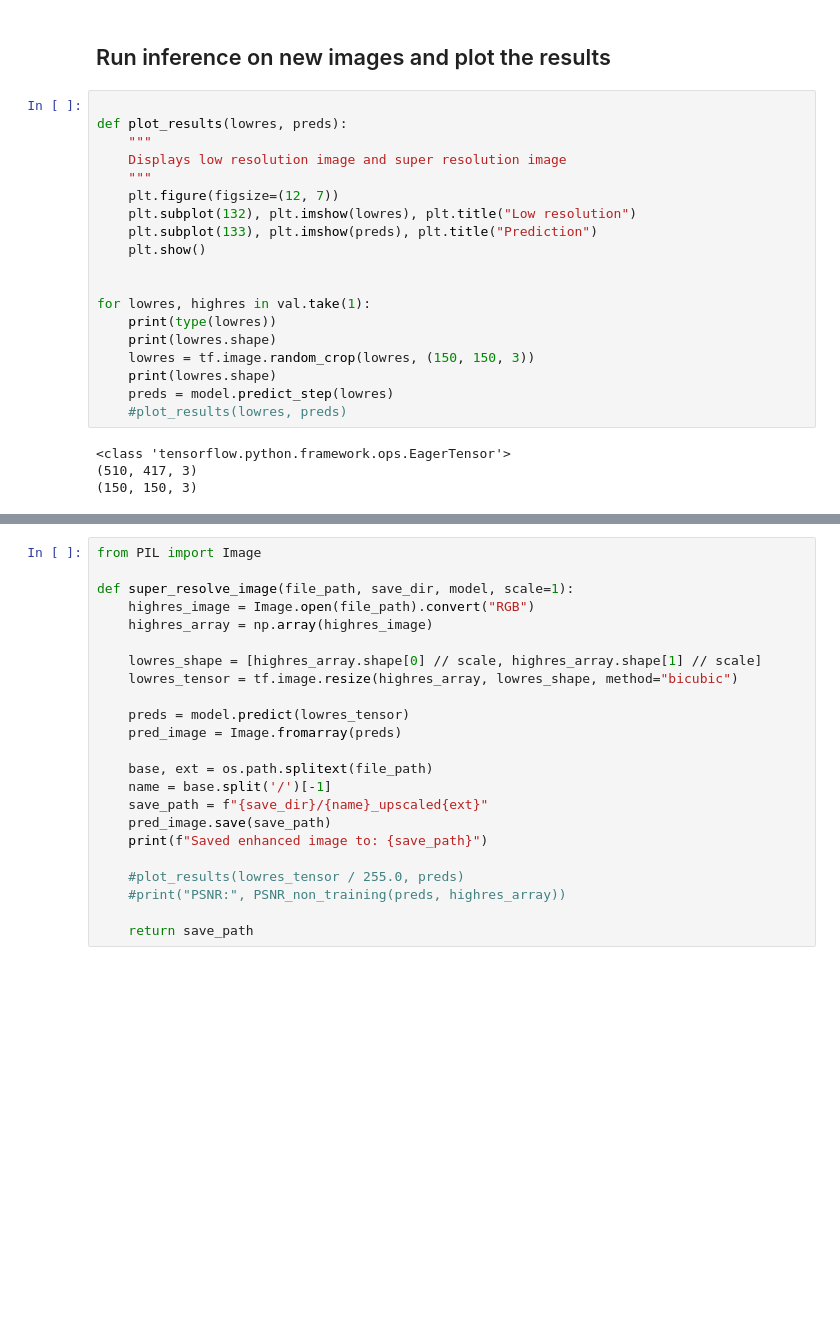
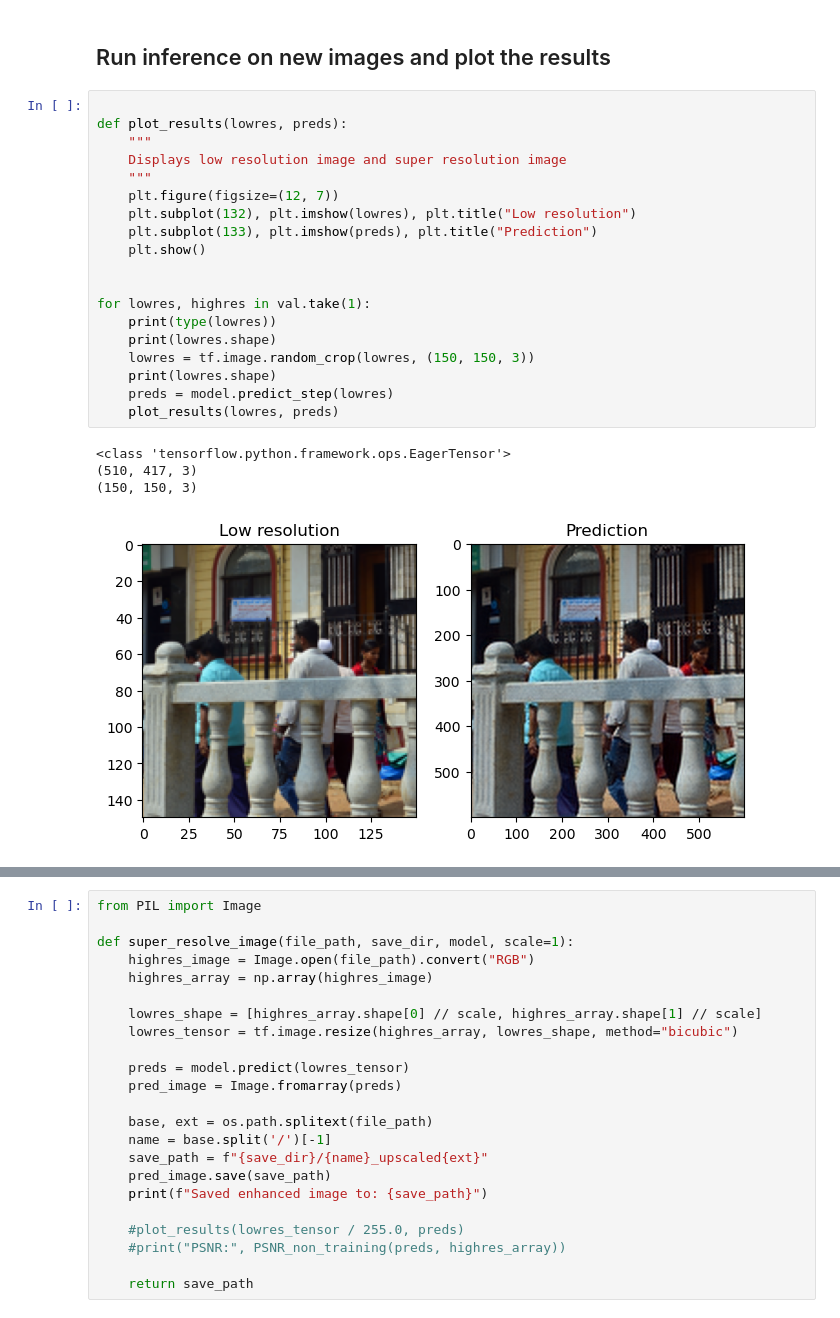
Before and after one commit to armleth/mlvc, a Jupyter notebook: EDSR_shared_2025.ipynb, the cells around one changed output, grey strips where cells are left out. Cells and saved outputs as stored; diff of their text form; blank space fills up the shorter version.

```diff
--- a/EDSR_shared_2025.ipynb
+++ b/EDSR_shared_2025.ipynb
@@ -333,23 +326,24 @@ else:
 # %%
 
 def plot_results(lowres, preds):
     """
     Displays low resolution image and super resolution image
     """
     plt.figure(figsize=(12, 7))
     plt.subplot(132), plt.imshow(lowres), plt.title("Low resolution")
     plt.subplot(133), plt.imshow(preds), plt.title("Prediction")
     plt.show()
 
 
 for lowres, highres in val.take(1):
     print(type(lowres))
     print(lowres.shape)
     lowres = tf.image.random_crop(lowres, (150, 150, 3))
     print(lowres.shape)
     preds = model.predict_step(lowres)
-    #plot_results(lowres, preds)
+    plot_results(lowres, preds)
 # %% [output]
 <class 'tensorflow.python.framework.ops.EagerTensor'>
 (510, 417, 3)
 (150, 150, 3)
+[figure, added]
```
Also changed, not shown: parts of 8 cells of this notebook, 2 other files.
